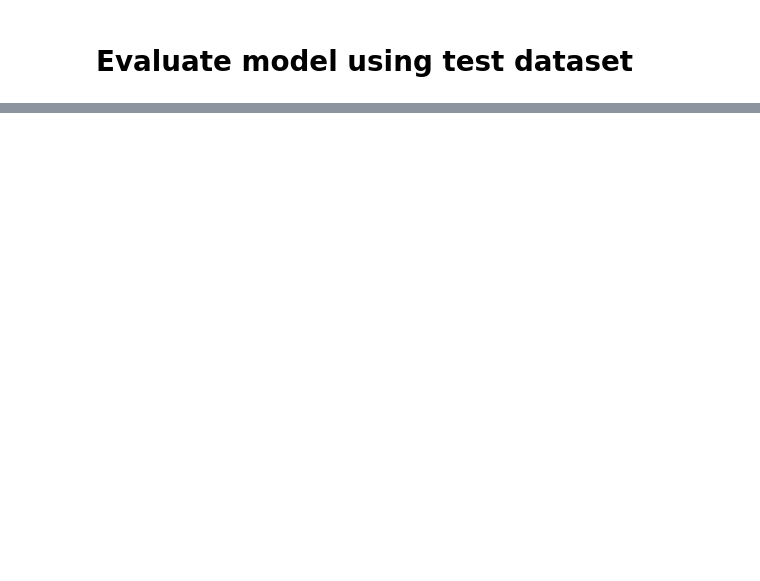
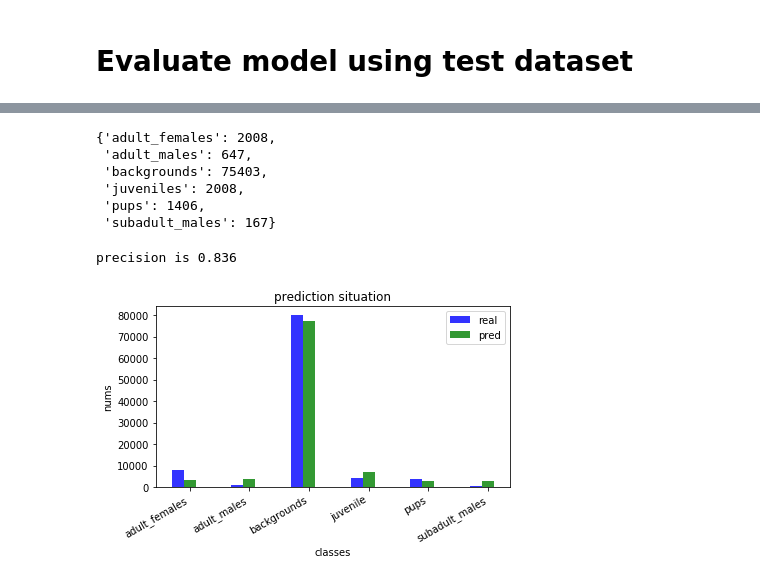
Before and after one commit to marioZYN/IACV-Project, a Jupyter notebook: assignment 2/evaluation.ipynb, the cells around one changed output, grey strips where cells are left out. Cells and saved outputs as stored; diff of their text form; code cells hidden in the pictures; blank space fills up the shorter version.

```diff
--- a/assignment 2/evaluation.ipynb
+++ b/assignment 2/evaluation.ipynb
@@ -95,14 +85,15 @@ plt.show()
 # Evaluate model using test dataset
 # %%
 model_path = '/Users/YINAN/Documents/Code/Pycharm/Sealion/saved/checkpoint.hdf5'
+test_data_path = '/Users/YINAN/Local/Sea-lions/Patches/test/'
 model = keras.models.load_model(model_path)
 # %%
 test_datagen = ImageDataGenerator(
         rescale=1./255)
 # %%
-test_data_path = '/Users/YINAN/Local/Sea-lions/Patches/test2/'
 test_generator = test_datagen.flow_from_directory(
         test_data_path,
         target_size=(96,96),
-        batch_size=1)
+        batch_size=50,
+        shuffle=False)
 # %% [output]
@@ -113,0 +113,2 @@ model.evaluate_generator(test_generator, steps=1000)
+# %%
+pred_prob = model.predict_generator(test_generator)
@@ -113,0 +119,2 @@ model.evaluate_generator(test_generator, steps=1000)
+# %%
+pred_classes = np.array([x.argmax() for x in pred_prob])
@@ -113,0 +188,56 @@ model.evaluate_generator(test_generator, steps=1000)
+# %%
+correct_pred
+# %% [output]
+{'adult_females': 2008,
+ 'adult_males': 647,
+ 'backgrounds': 75403,
+ 'juveniles': 2008,
+ 'pups': 1406,
+ 'subadult_males': 167}
+# %%
+print("precision is %.3f" % (1-num_wrong_pred/len(test_generator.classes)))
+# %% [output]
+precision is 0.836
+# %%
+n_groups = 6
+real_classes_num = [sum(test_generator.classes == 0),
+                    sum(test_generator.classes == 1),
+                    sum(test_generator.classes == 2),
+                    sum(test_generator.classes == 3),
+                    sum(test_generator.classes == 4),
+                    sum(test_generator.classes == 5)]
+
+pred_classes_num = [sum(pred_classes == 0),
+                    sum(pred_classes == 1),
+                    sum(pred_classes == 2),
+                    sum(pred_classes == 3),
+                    sum(pred_classes == 4),
+                    sum(pred_classes == 5)]
+
+# create plot
+fig, ax = plt.subplots()
+index = np.arange(n_groups)
+bar_width = 0.2
+opacity = 0.8
+
+rects1 = plt.bar(index, real_classes_num, bar_width,
+                 alpha=opacity,
+                 color='b',
+                 label='real')
+
+rects2 = plt.bar(index + bar_width, pred_classes_num, bar_width,
+                 alpha=opacity,
+                 color='g',
+                 label='pred')
+
+plt.xlabel('classes')
+plt.ylabel('nums')
+plt.title('prediction situation')
+plt.xticks(index + bar_width, ('adult_females', 'adult_males', 'backgrounds', 'juvenile', 'pups', 'subadult_males'))
+plt.legend()
+
+plt.setp(ax.get_xticklabels(), rotation=30, horizontalalignment='right')
+plt.tight_layout()
+plt.show()
+# %% [output]
+[figure, added]
```
Also changed, not shown: parts of 15 cells of this notebook, 3 other files.
